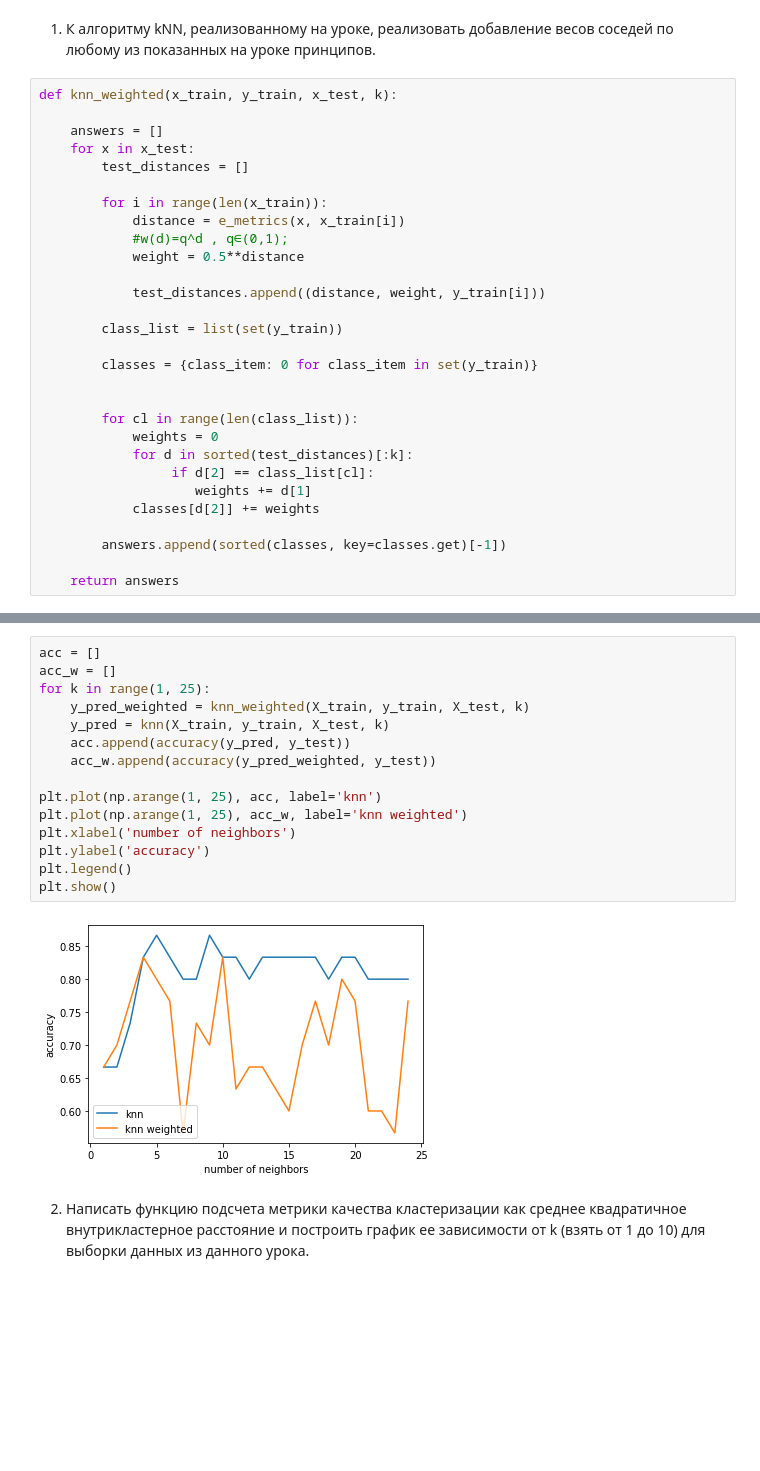
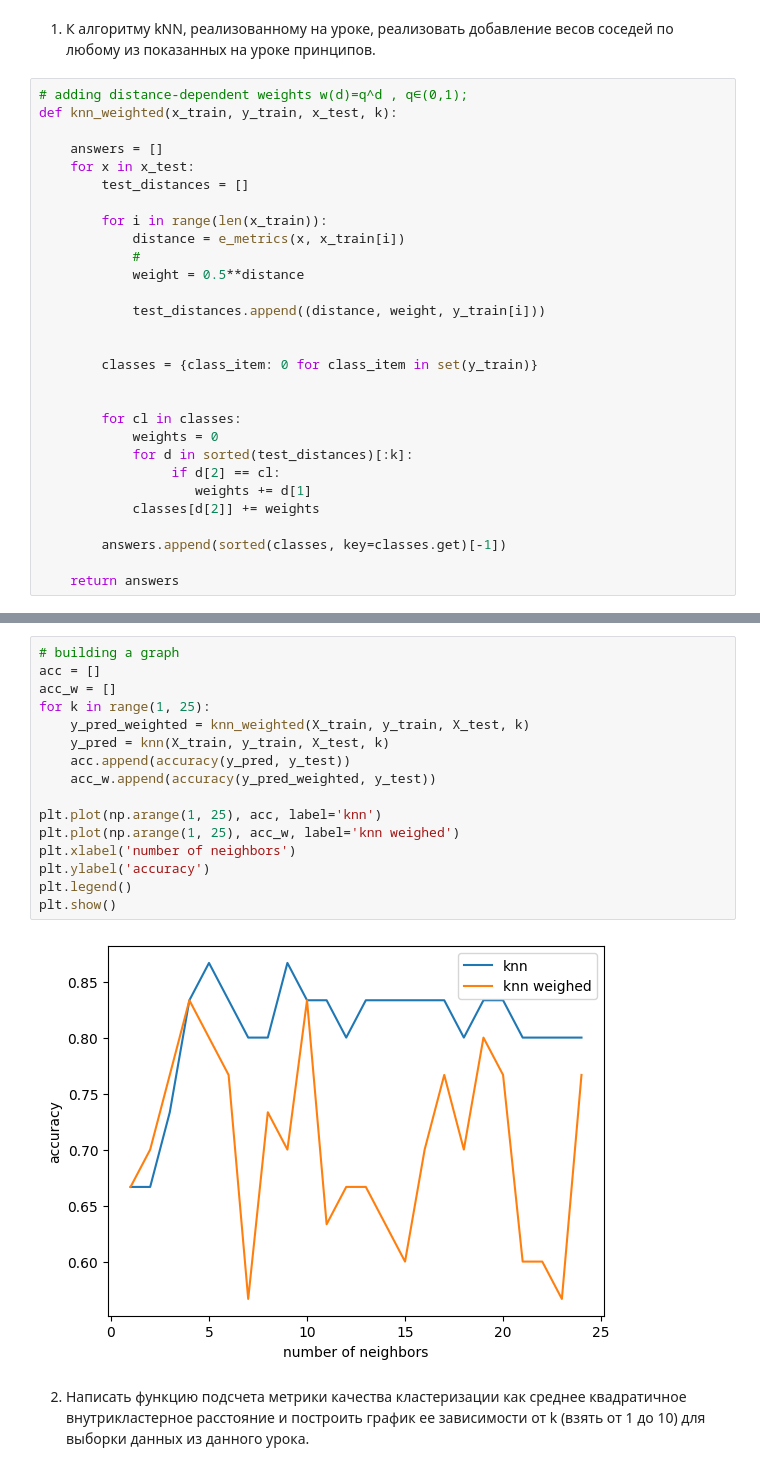
Before and after one commit to aldalinde/Analyzing_algorithms, a Jupyter notebook: hmw_Lesson7.ipynb, the cells around one changed output, grey strips where cells are left out. Cells and saved outputs as stored; diff of their text form; blank space fills up the shorter version.

```diff
--- a/hmw_Lesson7.ipynb
+++ b/hmw_Lesson7.ipynb
@@ -225,6 +235,7 @@ visualize(centroids, clusters)
 # %% [markdown]
 1. К алгоритму kNN, реализованному на уроке, реализовать добавление весов соседей по любому из показанных на уроке принципов.
 # %%
+# adding distance-dependent weights w(d)=q^d , q∈(0,1);
 def knn_weighted(x_train, y_train, x_test, k):
 
     answers = []
@@ -233,20 +244,19 @@ def knn_weighted(x_train, y_train, x_test, k):
 
         for i in range(len(x_train)):
             distance = e_metrics(x, x_train[i])
-            #w(d)=q^d , q∈(0,1);
+            #
             weight = 0.5**distance
 
             test_distances.append((distance, weight, y_train[i]))
 
-        class_list = list(set(y_train))
 
         classes = {class_item: 0 for class_item in set(y_train)}
 
 
-        for cl in range(len(class_list)):
+        for cl in classes:
             weights = 0
             for d in sorted(test_distances)[:k]:
-                 if d[2] == class_list[cl]:
+                 if d[2] == cl:
                     weights += d[1]
             classes[d[2]] += weights
 
@@ -266,21 +278,22 @@ print(f'Точность knn при k = {k}: {round(accuracy(y_pred, y_test), 3)
 # %% [output]
 Точность knn при k = 20: 0.833
 # %%
+# building a graph
 acc = []
 acc_w = []
 for k in range(1, 25):
     y_pred_weighted = knn_weighted(X_train, y_train, X_test, k)
     y_pred = knn(X_train, y_train, X_test, k)
     acc.append(accuracy(y_pred, y_test))
     acc_w.append(accuracy(y_pred_weighted, y_test))
 
 plt.plot(np.arange(1, 25), acc, label='knn')
-plt.plot(np.arange(1, 25), acc_w, label='knn weighted')
+plt.plot(np.arange(1, 25), acc_w, label='knn weighed')
 plt.xlabel('number of neighbors')
 plt.ylabel('accuracy')
 plt.legend()
 plt.show()
 # %% [output]
-[figure, old version]
+[figure, new version]
 # %% [markdown]
 2. Написать функцию подсчета метрики качества кластеризации как среднее квадратичное внутрикластерное расстояние и построить график ее зависимости от k (взять от 1 до 10) для выборки данных из данного урока.
```
Also changed, not shown: parts of 14 cells of this notebook.
